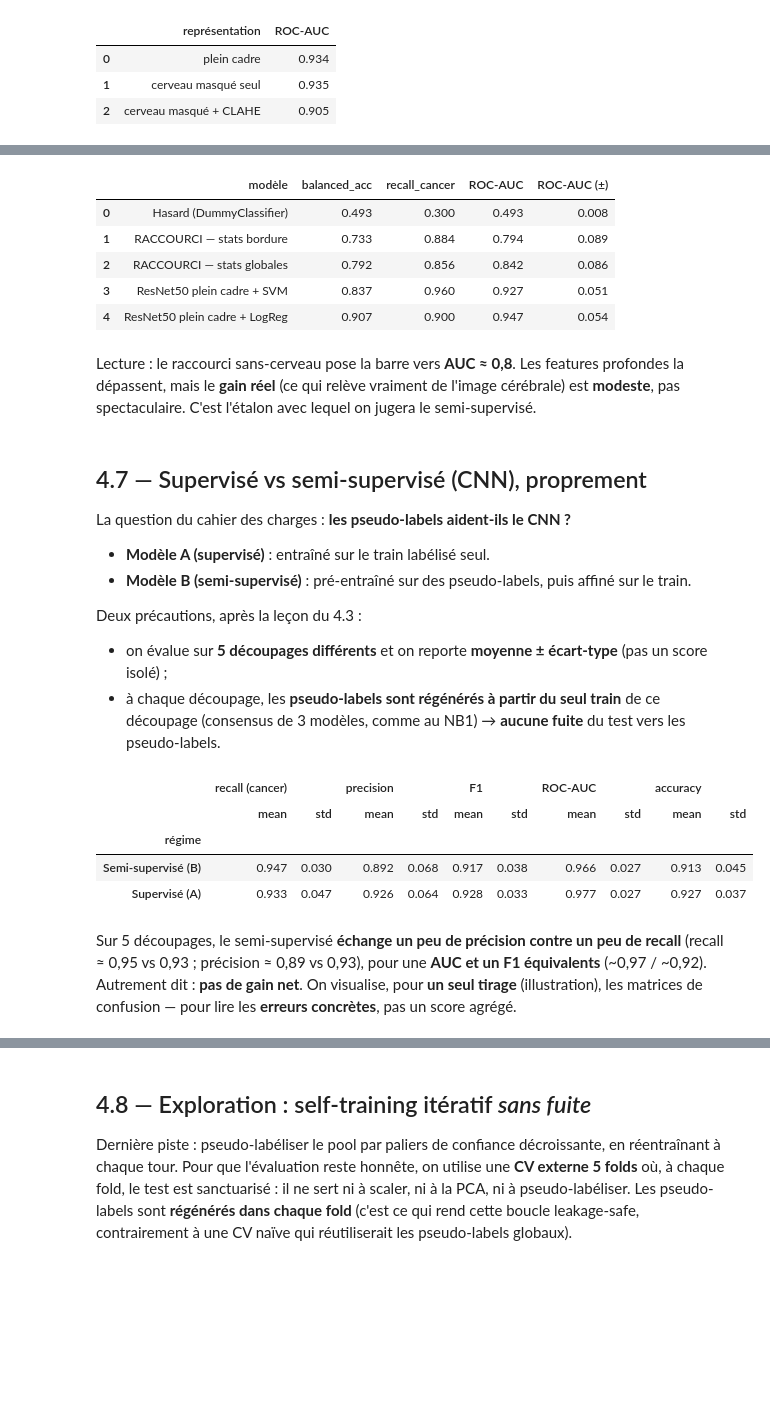
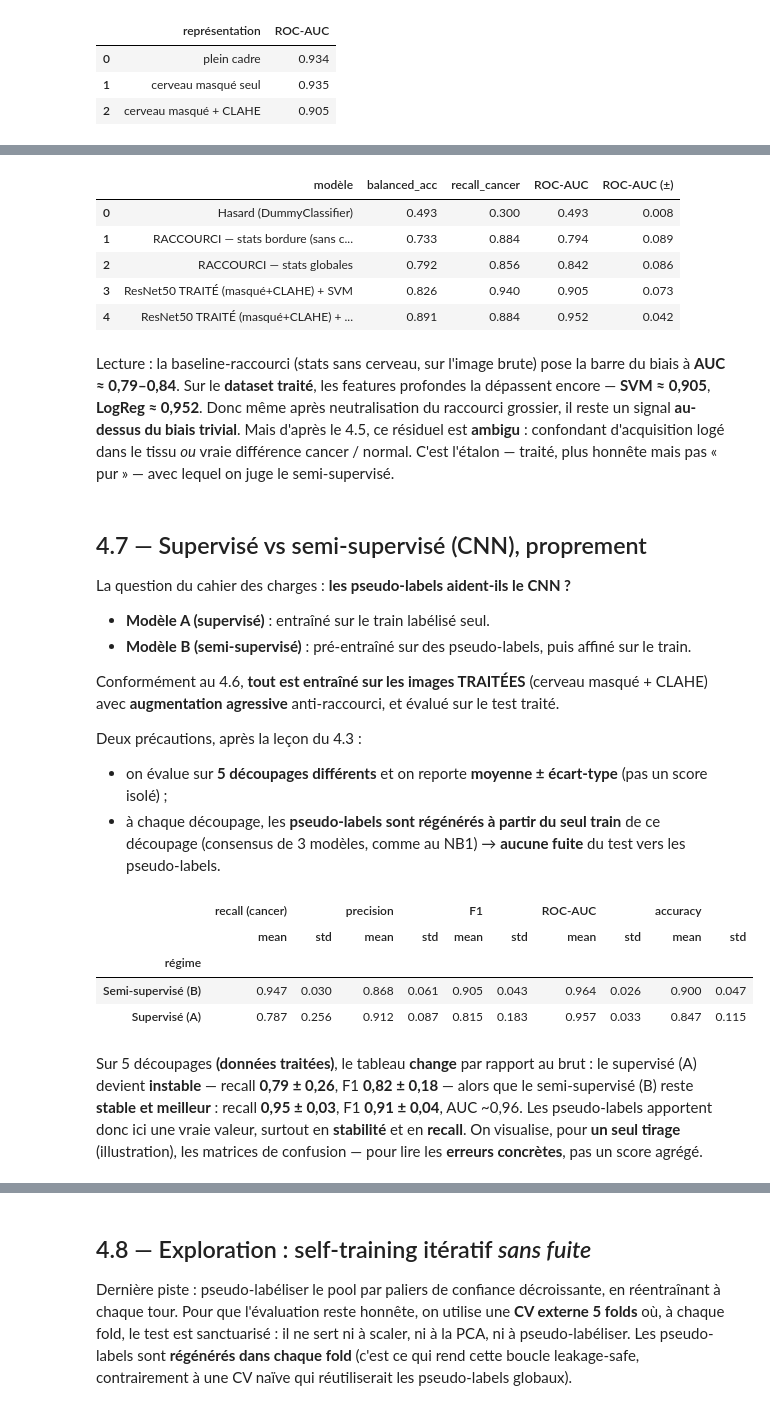
Before and after one commit to rayakevin/OCR_PROJET_10, a Jupyter notebook: notebooks/02_semi_supervised.ipynb, the cells around one changed output, grey strips where cells are left out. Cells and saved outputs as stored; diff of their text form; code cells hidden in the pictures; blank space fills up the shorter version.

Commit message:
Reprise du notebook 02 pour benchmark sur confondant traité

```diff
--- a/notebooks/02_semi_supervised.ipynb
+++ b/notebooks/02_semi_supervised.ipynb
@@ -372,13 +423,14 @@ scoring = {"balanced_acc": make_scorer(balanced_accuracy_score),
            "recall_cancer": make_scorer(recall_score, zero_division=0), "roc_auc": "roc_auc"}
 
 # Chaque ligne = une représentation + son modèle. On les classe du plus "bête" au plus riche.
+# Les modèles profonds sont évalués sur le DATASET TRAITÉ (cerveau masqué + CLAHE), pas sur le brut.
 references = {
-    "Hasard (DummyClassifier)":        (X_zones["global"], DummyClassifier(strategy="stratified", random_state=0)),
-    "RACCOURCI — stats bordure":       (X_zones["bord"],   svm()),
-    "RACCOURCI — stats globales":      (X_zones["global"], svm()),
-    "ResNet50 plein cadre + SVM":      (feat_full,         svm()),
-    "ResNet50 plein cadre + LogReg":   (feat_full, make_pipeline(StandardScaler(),
-                                        LogisticRegression(max_iter=5000, class_weight="balanced"))),
+    "Hasard (DummyClassifier)":                  (X_zones["global"], DummyClassifier(strategy="stratified", random_state=0)),
+    "RACCOURCI — stats bordure (sans cerveau)":  (X_zones["bord"],   svm()),
+    "RACCOURCI — stats globales":                (X_zones["global"], svm()),
+    "ResNet50 TRAITÉ (masqué+CLAHE) + SVM":      (feat_traite,       svm()),
+    "ResNet50 TRAITÉ (masqué+CLAHE) + LogReg":   (feat_traite, make_pipeline(StandardScaler(),
+                                                  LogisticRegression(max_iter=5000, class_weight="balanced"))),
 }
 from sklearn.model_selection import cross_validate
 lignes = []
@@ -394,14 +446,17 @@ etalon
 # %% [output]
 |  | modèle | balanced_acc | recall_cancer | ROC-AUC | ROC-AUC (±) |
 | 0 | Hasard (DummyClassifier) | 0.493 | 0.300 | 0.493 | 0.008 |
-| 1 | RACCOURCI — stats bordure | 0.733 | 0.884 | 0.794 | 0.089 |
+| 1 | RACCOURCI — stats bordure (sans c... | 0.733 | 0.884 | 0.794 | 0.089 |
 | 2 | RACCOURCI — stats globales | 0.792 | 0.856 | 0.842 | 0.086 |
-| 3 | ResNet50 plein cadre + SVM | 0.837 | 0.960 | 0.927 | 0.051 |
-| 4 | ResNet50 plein cadre + LogReg | 0.907 | 0.900 | 0.947 | 0.054 |
+| 3 | ResNet50 TRAITÉ (masqué+CLAHE) + SVM | 0.826 | 0.940 | 0.905 | 0.073 |
+| 4 | ResNet50 TRAITÉ (masqué+CLAHE) + ... | 0.891 | 0.884 | 0.952 | 0.042 |
 # %% [markdown]
-Lecture : le raccourci sans-cerveau pose la barre vers **AUC ≈ 0,8**. Les features profondes la
-dépassent, mais le **gain réel** (ce qui relève vraiment de l'image cérébrale) est **modeste**, pas
-spectaculaire. C'est l'étalon avec lequel on jugera le semi-supervisé.
+Lecture : la baseline-raccourci (stats sans cerveau, sur l'image brute) pose la barre du biais à
+**AUC ≈ 0,79–0,84**. Sur le **dataset traité**, les features profondes la dépassent encore — **SVM ≈ 0,905**,
+**LogReg ≈ 0,952**. Donc même après neutralisation du raccourci grossier, il reste un signal **au-dessus du
+biais trivial**. Mais d'après le 4.5, ce résiduel est **ambigu** : confondant d'acquisition logé dans le
+tissu *ou* vraie différence cancer / normal. C'est l'étalon — traité, plus honnête mais pas « pur » — avec
+lequel on juge le semi-supervisé.
 # %% [markdown]
 ## 4.7 — Supervisé vs semi-supervisé (CNN), proprement
 
@@ -410,6 +465,9 @@ La question du cahier des charges : **les pseudo-labels aident-ils le CNN ?**
 - **Modèle A (supervisé)** : entraîné sur le train labélisé seul.
 - **Modèle B (semi-supervisé)** : pré-entraîné sur des pseudo-labels, puis affiné sur le train.
 
+Conformément au 4.6, **tout est entraîné sur les images TRAITÉES** (cerveau masqué + CLAHE) avec
+**augmentation agressive** anti-raccourci, et évalué sur le test traité.
+
 Deux précautions, après la leçon du 4.3 :
 - on évalue sur **5 découpages différents** et on reporte **moyenne ± écart-type** (pas un score isolé) ;
 - à chaque découpage, les **pseudo-labels sont régénérés à partir du seul train** de ce découpage
@@ -422,10 +480,11 @@ from sklearn.semi_supervised import LabelSpreading
 from sklearn.model_selection import train_test_split
 
 # --- Données pour régénérer des pseudo-labels propres à chaque découpage ---
-feat_all    = np.load("../outputs/features_resnet50.npy")   # features ResNet50 de toutes les images
+# On utilise les features TRAITÉES (cerveau masqué + CLAHE), cohérent avec le benchmark 4.6.
+feat_pseudo = feat_traite_all                  # features ResNet50 des images traitées (toutes les images)
 chemins_all = cat["chemin"].values
-idx_lab     = np.where(mask98)[0]          # positions des 98 labélisées (même ordre que `labelise`)
-idx_pool    = np.where(~mask98)[0]         # positions du pool non labélisé
+idx_lab     = np.where(mask98)[0]              # positions des 98 labélisées (même ordre que `labelise`)
+idx_pool    = np.where(~mask98)[0]             # positions du pool non labélisé
 libelles    = np.array(["normal", "cancer"])
 
 def pseudo_labels_propres(train_pos):
@@ -433,54 +492,59 @@ def pseudo_labels_propres(train_pos):
     Renvoie un DataFrame chemin / pseudo_label pour les images du pool retenues (unanimité, conf ≥ 0,70)."""
     tr = idx_lab[train_pos]
     ytr = (cat.iloc[tr]["label"].values == "cancer").astype(int)
-    sc = StandardScaler().fit(feat_all[np.r_[tr, idx_pool]])             # ajusté sans le test
-    Xp = PCA(50, random_state=0).fit(sc.transform(feat_all[np.r_[tr, idx_pool]])).transform(sc.transform(feat_all))
+    sc = StandardScaler().fit(feat_pseudo[np.r_[tr, idx_pool]])          # ajusté sans le test
+    Xp = PCA(50, random_state=0).fit(sc.transform(feat_pseudo[np.r_[tr, idx_pool]])).transform(sc.transform(feat_pseudo))
     probas = []
     for m in [SVC(kernel="rbf", C=1, gamma="scale", class_weight="balanced", probability=True, random_state=0),
               ExtraTreesClassifier(n_estimators=300, class_weight="balanced", random_state=0)]:
         probas.append(m.fit(Xp[tr], ytr).predict_proba(Xp[idx_pool])[:, list(m.classes_).index(1)])
     ys = np.full(len(cat), -1, int); ys[tr] = ytr                        # LabelSpreading : transductif
     ls = LabelSpreading(kernel="knn", n_neighbors=15, alpha=0.8, max_iter=1000).fit(Xp, ys)
     probas.append(ls.predict_proba(Xp[idx_pool])[:, list(ls.classes_).index(1)])
     P = np.vstack(probas); preds = (P >= 0.5).astype(int); conf = np.maximum(P, 1 - P)
     garde = ((preds.sum(0) == 0) | (preds.sum(0) == 3)) & (conf >= 0.70).all(0)
     return pd.DataFrame({"chemin": chemins_all[idx_pool][garde],
                          "pseudo_label": libelles[(preds.sum(0) >= 2).astype(int)][garde]})
 
+# CNN entraîné sur images TRAITÉES + augmentation agressive (anti-raccourci). Test = traité, sans augmentation.
+# L'augmentation agressive converge plus lentement -> on relève les epochs (sup. 15, pré-entraînement 8).
+EP_SUP, EP_PRE = 15, 8
+
 # --- A (supervisé) vs B (pré-entraînement pseudo + affinage), sur 5 découpages ---
 resultats, exemple = [], {}
 for seed in range(5):
     tr_pos, te_pos = train_test_split(lab_idx, test_size=0.3, stratify=y_lab0, random_state=seed)
-    loader_tr = DataLoader(IRMDataset(labelise.iloc[tr_pos], "label", tf_train), batch_size=16, shuffle=True)
-    loader_te = DataLoader(IRMDataset(labelise.iloc[te_pos], "label", tf_eval),  batch_size=16)
+    loader_tr = DataLoader(IRMDatasetTraite(labelise.iloc[tr_pos], "label", tf_agressif), batch_size=16, shuffle=True)
+    loader_te = DataLoader(IRMDatasetTraite(labelise.iloc[te_pos], "label", tf_eval),     batch_size=16)
 
     fixer_seed(seed)                                                     # Modèle A : supervisé
-    A = evaluer(entrainer(nouveau_modele(), loader_tr, epochs=5, lr=1e-4), loader_te)
+    A = evaluer(entrainer(nouveau_modele(), loader_tr, epochs=EP_SUP, lr=1e-4), loader_te)
 
     pseudo_df = pseudo_labels_propres(tr_pos)                            # Modèle B : pseudo propres + affinage
-    loader_ps = DataLoader(IRMDataset(pseudo_df, "pseudo_label", tf_train), batch_size=32, shuffle=True)
+    loader_ps = DataLoader(IRMDatasetTraite(pseudo_df, "pseudo_label", tf_agressif), batch_size=32, shuffle=True)
     fixer_seed(seed)
-    b = entrainer(nouveau_modele(), loader_ps, epochs=5, lr=1e-4)
-    B = evaluer(entrainer(b, loader_tr, epochs=5, lr=1e-4), loader_te)
+    b = entrainer(nouveau_modele(), loader_ps, epochs=EP_PRE, lr=1e-4)
+    B = evaluer(entrainer(b, loader_tr, epochs=EP_SUP, lr=1e-4), loader_te)
 
     resultats += [{**metriques(*A), "régime": "Supervisé (A)", "n_pseudo": len(pseudo_df)},
                   {**metriques(*B), "régime": "Semi-supervisé (B)", "n_pseudo": len(pseudo_df)}]
     if seed == 0: exemple = {"A": A, "B": B}                             # gardé pour les matrices de confusion
 
 comparaison = (pd.DataFrame(resultats).groupby("régime")
                [["recall (cancer)", "precision", "F1", "ROC-AUC", "accuracy"]].agg(["mean", "std"]).round(3))
 comparaison
 # %% [output]
 |  | recall (cancer) |  | precision |  | F1 |  | ROC-AUC |  | accuracy |  |
 |  | mean | std | mean | std | mean | std | mean | std | mean | std |
 | régime |  |  |  |  |  |  |  |  |  |  |
-| Semi-supervisé (B) | 0.947 | 0.030 | 0.892 | 0.068 | 0.917 | 0.038 | 0.966 | 0.027 | 0.913 | 0.045 |
-| Supervisé (A) | 0.933 | 0.047 | 0.926 | 0.064 | 0.928 | 0.033 | 0.977 | 0.027 | 0.927 | 0.037 |
+| Semi-supervisé (B) | 0.947 | 0.030 | 0.868 | 0.061 | 0.905 | 0.043 | 0.964 | 0.026 | 0.900 | 0.047 |
+| Supervisé (A) | 0.787 | 0.256 | 0.912 | 0.087 | 0.815 | 0.183 | 0.957 | 0.033 | 0.847 | 0.115 |
 # %% [markdown]
-Sur 5 découpages, le semi-supervisé **échange un peu de précision contre un peu de recall** (recall
-≈ 0,95 vs 0,93 ; précision ≈ 0,89 vs 0,93), pour une **AUC et un F1 équivalents** (~0,97 / ~0,92).
-Autrement dit : **pas de gain net**. On visualise, pour **un seul tirage** (illustration), les matrices
-de confusion — pour lire les **erreurs concrètes**, pas un score agrégé.
+Sur 5 découpages **(données traitées)**, le tableau **change** par rapport au brut : le supervisé (A)
+devient **instable** — recall **0,79 ± 0,26**, F1 **0,82 ± 0,18** — alors que le semi-supervisé (B) reste
+**stable et meilleur** : recall **0,95 ± 0,03**, F1 **0,91 ± 0,04**, AUC ~0,96. Les pseudo-labels apportent
+donc ici une vraie valeur, surtout en **stabilité** et en **recall**. On visualise, pour **un seul tirage**
+(illustration), les matrices de confusion — pour lire les **erreurs concrètes**, pas un score agrégé.
 # %%
 from sklearn.metrics import ConfusionMatrixDisplay
 
```
Also changed, not shown: parts of 12 cells of this notebook, 3 other files.
